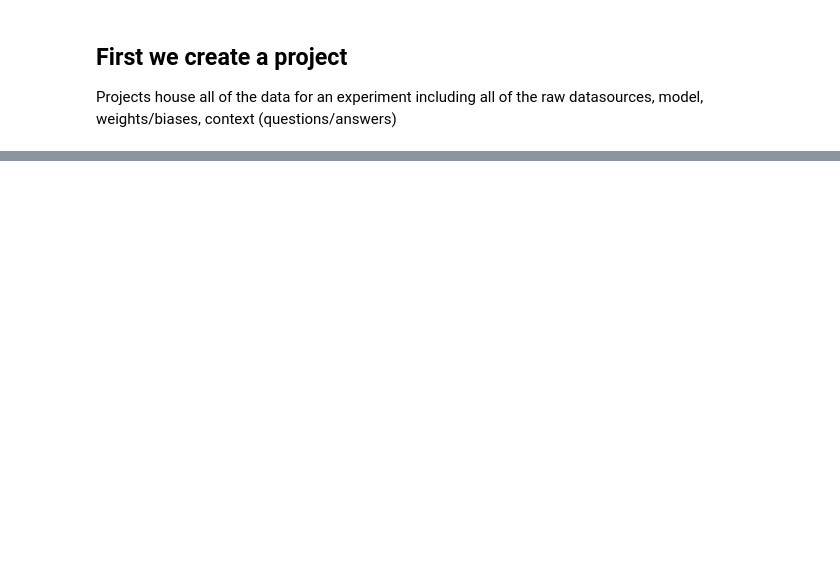
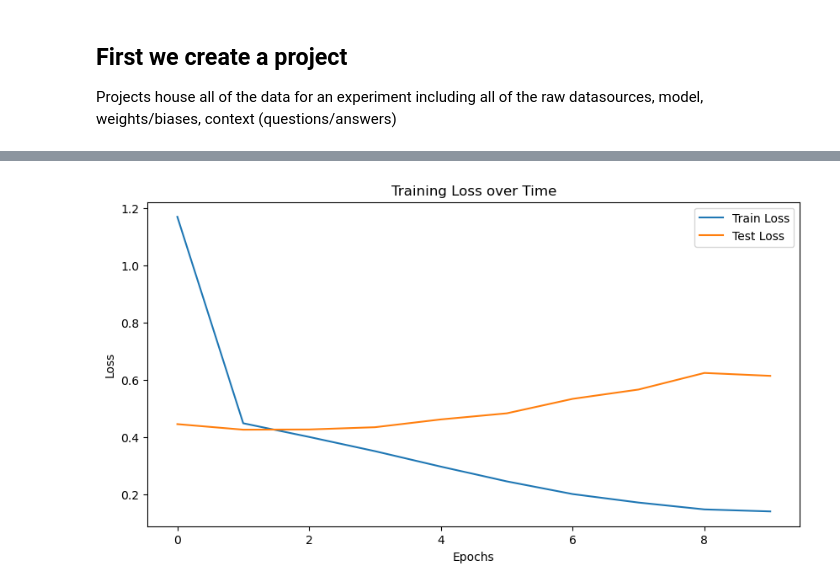
Before and after one commit to ClaytonSnyder/ai574, a Jupyter notebook: example.ipynb, the cells around one changed output, grey strips where cells are left out. Saved outputs shown, nothing was run; the diff lists cells and outputs as text; code cells hidden in the pictures; blank space fills up the shorter version.

```diff
--- a/example.ipynb
+++ b/example.ipynb
@@ -164,0 +300,11 @@ Special tokens have been added in the vocabulary, make sure the associated word
+# %%
+plt.figure(figsize=(10, 5))
+plt.plot(train_losses, label='Train Loss')
+plt.plot(test_losses, label='Test Loss')
+plt.xlabel('Epochs')
+plt.ylabel('Loss')
+plt.title('Training Loss over Time')
+plt.legend()
+plt.show()
+# %% [output]
+[figure, added]
```
Also changed, not shown: parts of 36 cells of this notebook, 5 other files.
